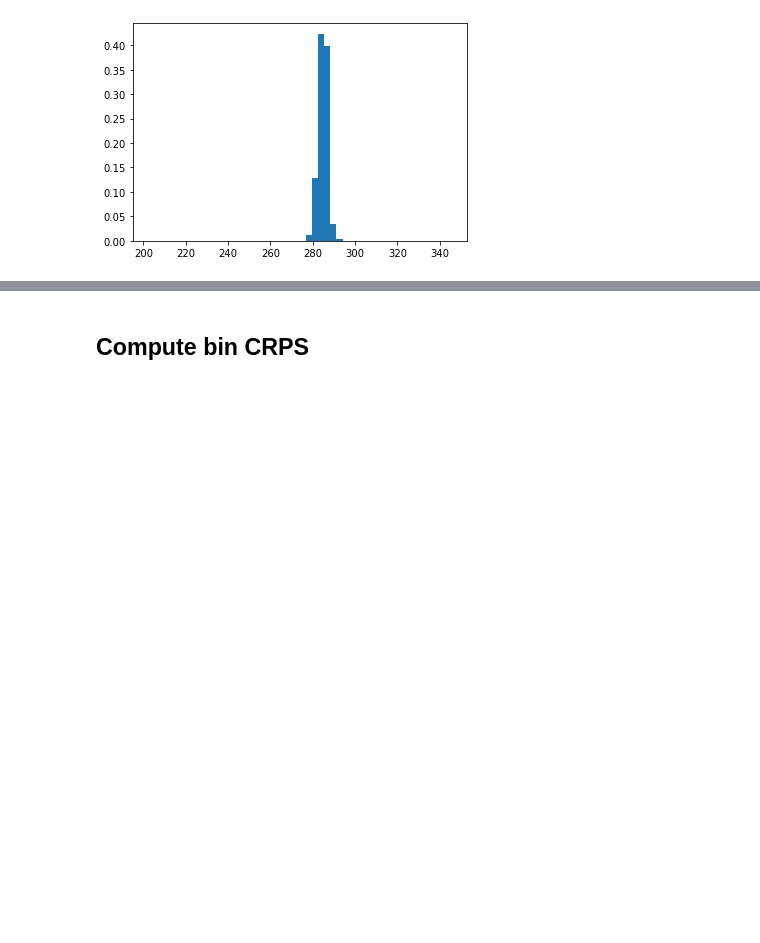
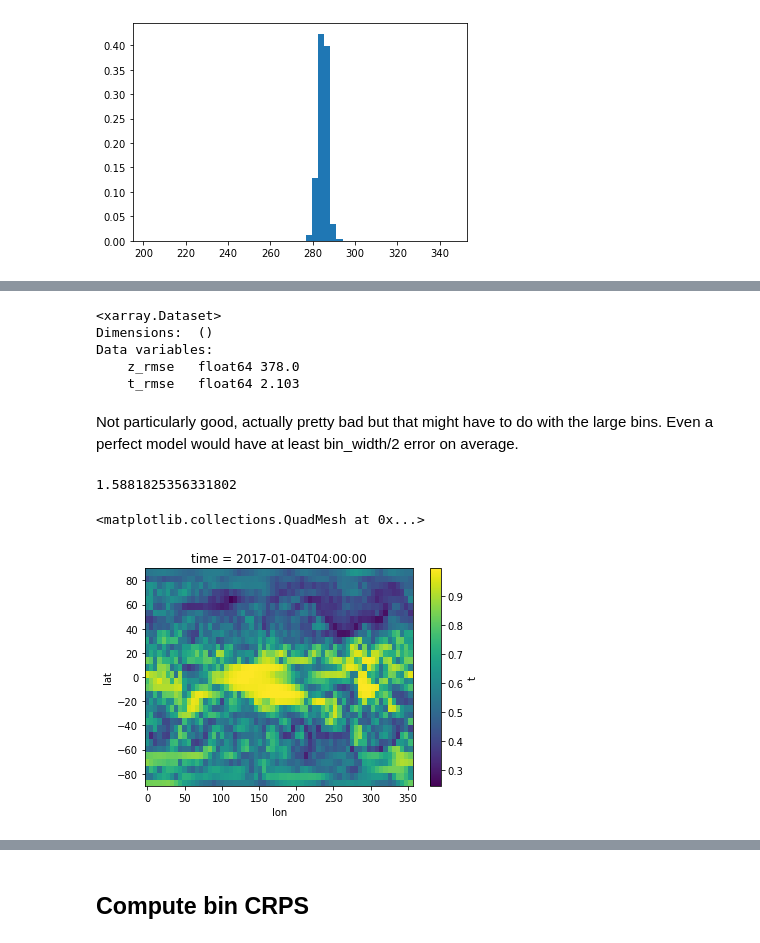
Before and after one commit to sagar-garg/WeatherBench, a Jupyter notebook: nbs_probabilistic/07.1- Categorical Forecast Implementation-SR.ipynb, the cells around one changed output, grey strips where cells are left out. Cells and saved outputs as stored; diff of their text form; code cells hidden in the pictures; blank space fills up the shorter version.

```diff
--- a/nbs_probabilistic/07.1- Categorical Forecast Implementation-SR.ipynb
+++ b/nbs_probabilistic/07.1- Categorical Forecast Implementation-SR.ipynb
@@ -163,0 +168,5 @@ plt.bar(preds.t.mid_points, preds.t.isel(time=0, lat=10, lon=10), width=preds.t.
+# %%
+args['ext_mean'] = xr.open_dataarray(f'{args["model_save_dir"]}/{args["exp_id"]}_mean.nc')
+args['ext_std'] = xr.open_dataarray(f'{args["model_save_dir"]}/{args["exp_id"]}_std.nc')
+# %%
+dg_test = load_data(**args, only_test=True)
@@ -163,0 +222,19 @@ plt.bar(preds.t.mid_points, preds.t.isel(time=0, lat=10, lon=10), width=preds.t.
+# %%
+compute_weighted_rmse(preds_ml, valid).load()
+# %% [output]
+<xarray.Dataset>
+Dimensions:  ()
+Data variables:
+    z_rmse   float64 378.0
+    t_rmse   float64 2.103
+# %% [markdown]
+Not particularly good, actually pretty bad but that might have to do with the large bins. Even a perfect model would have at least bin_width/2 error on average.
+# %%
+preds.t.bin_width / 2
+# %% [output]
+1.5881825356331802
+# %%
+preds.t.isel(time=0).max('bin').plot()
+# %% [output]
+<matplotlib.collections.QuadMesh at 0x...>
+[figure, added]
```
Also changed, not shown: parts of 34 cells of this notebook, 2 other files.
